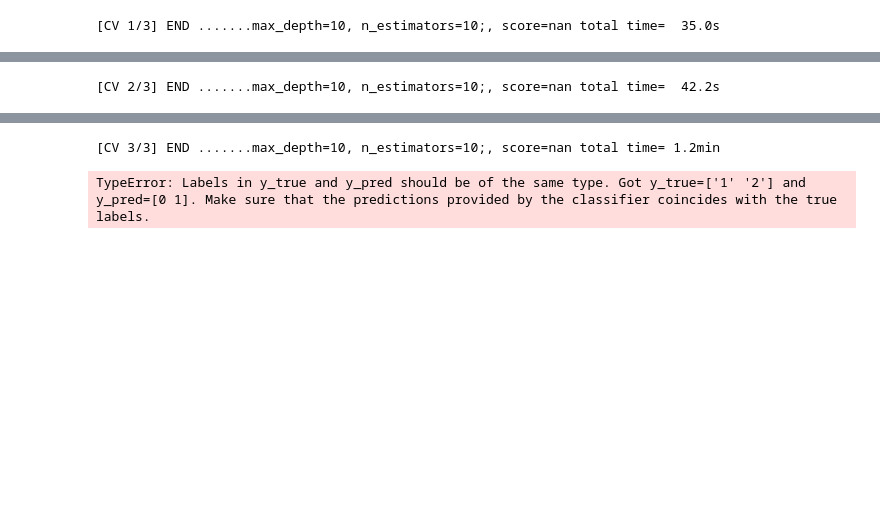
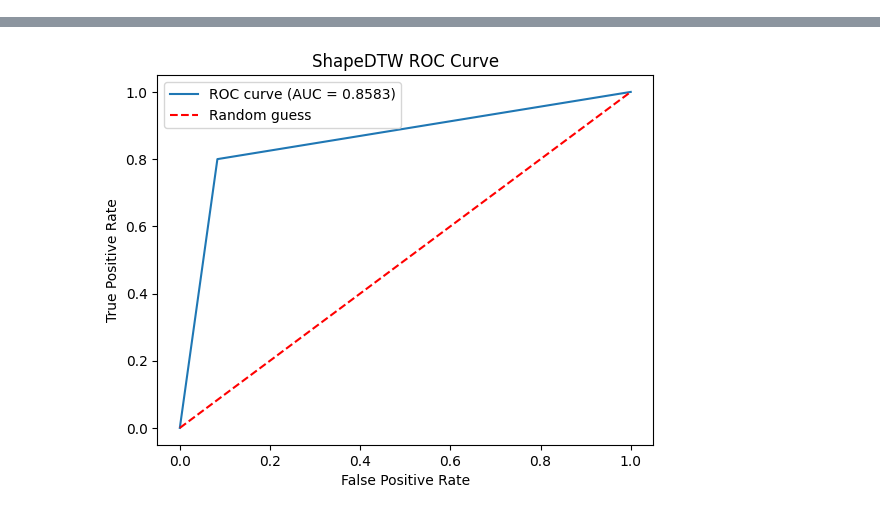
Before and after one commit to Zerve-AI/pypelines, a Jupyter notebook: pypeline_example.ipynb, the cells around one changed output, grey strips where cells are left out. Cells and saved outputs as stored; diff of their text form; code cells hidden in the pictures; blank space fills up the shorter version.

Commit message:
adds proximitystump, proximitytree, shapedtw

```diff
--- a/pypeline_example.ipynb
+++ b/pypeline_example.ipynb
@@ -43,66 +43,66 @@ model_comparison_list = []
 ##### End of Data Processing Pipeline #####
 
 
-##### Model Pipeline for ProximityForest #####
+##### Model Pipeline for ShapeDTW #####
 
-from sktime.classification.distance_based import ProximityForest
+from sktime.classification.distance_based import ShapeDTW
 from sklearn.model_selection import GridSearchCV
 from sklearn.metrics import accuracy_score,make_scorer,f1_score,precision_score,recall_score,roc_auc_score,roc_curve,auc
 import matplotlib.pyplot as plt
-ProximityForest_param_grid = {
-"n_estimators": np.arange(10, 100, 100),
-"max_depth": np.arange(10, 20, 10),
+ShapeDTW_param_grid = {
+"n_neighbors": np.arange(1, 10, 5),
+"shape_descriptor_function": ['raw'],
 }
 
-ProximityForest_model = ProximityForest()
+ShapeDTW_model = ShapeDTW()
 
 # Create the grid search
-ProximityForest_grid_search = GridSearchCV(estimator=ProximityForest_model, param_grid=ProximityForest_param_grid, cv=3, scoring=make_scorer(accuracy_score), verbose=3)
-ProximityForest_grid_search.fit(X_train, y_train)
+ShapeDTW_grid_search = GridSearchCV(estimator=ShapeDTW_model, param_grid=ShapeDTW_param_grid, cv=3, scoring=make_scorer(accuracy_score), verbose=3)
+ShapeDTW_grid_search.fit(X_train, y_train)
 
 # Get the best hyperparameters
-ProximityForest_best_estimator = ProximityForest_grid_search.best_estimator_
+ShapeDTW_best_estimator = ShapeDTW_grid_search.best_estimator_
 
 # Store results as a dataframe
-ProximityForest_search_results = pd.DataFrame(ProximityForest_grid_search.cv_results_)
+ShapeDTW_search_results = pd.DataFrame(ShapeDTW_grid_search.cv_results_)
 
 # Generate Predictions
-ProximityForest_predictions = pd.DataFrame(ProximityForest_best_estimator.predict(X_test))
-ProximityForest_predictions_prob = ProximityForest_best_estimator.predict_proba(X_test)
-ProximityForest_predictions_prob_df = pd.DataFrame()
-ProximityForest_predictions_prob_df[ProximityForest_grid_search.classes_[0]] = ProximityForest_predictions_prob[:,0]
-ProximityForest_predictions_prob_df[ProximityForest_grid_search.classes_[1]] = ProximityForest_predictions_prob[:,1]
+ShapeDTW_predictions = pd.DataFrame(ShapeDTW_best_estimator.predict(X_test))
+ShapeDTW_predictions_prob = ShapeDTW_best_estimator.predict_proba(X_test)
+ShapeDTW_predictions_prob_df = pd.DataFrame()
+ShapeDTW_predictions_prob_df[ShapeDTW_grid_search.classes_[0]] = ShapeDTW_predictions_prob[:,0]
+ShapeDTW_predictions_prob_df[ShapeDTW_grid_search.classes_[1]] = ShapeDTW_predictions_prob[:,1]
 
 
 # Generate Model Metrics
-ProximityForest_accuracy = accuracy_score(y_test, ProximityForest_predictions.iloc[:,0])
-ProximityForest_f1_score = f1_score(y_test, ProximityForest_predictions.iloc[:,0],pos_label='2')
-ProximityForest_precision = precision_score(y_test, ProximityForest_predictions.iloc[:,0],pos_label='2')
-ProximityForest_recall = recall_score(y_test, ProximityForest_predictions.iloc[:,0],pos_label='2')
-ProximityForest_roc_auc_score = roc_auc_score(y_test, ProximityForest_predictions_prob_df[ProximityForest_grid_search.classes_[1]])
-ProximityForest_performance_metrics = [['ProximityForest','accuracy',ProximityForest_accuracy],
-                                  ['ProximityForest','f1_score',ProximityForest_f1_score],
-                                  ['ProximityForest','precision', ProximityForest_precision],
-                                  ['ProximityForest','recall', ProximityForest_recall],
-                                  ['ProximityForest','roc_auc_score', ProximityForest_roc_auc_score]]
-ProximityForest_performance_metrics = pd.DataFrame(ProximityForest_performance_metrics, columns=['model','metric', 'value'])
-fpr, tpr, thresholds = roc_curve(y_test, ProximityForest_predictions_prob_df[ProximityForest_grid_search.classes_[1]],pos_label='2')
+ShapeDTW_accuracy = accuracy_score(y_test, ShapeDTW_predictions.iloc[:,0])
+ShapeDTW_f1_score = f1_score(y_test, ShapeDTW_predictions.iloc[:,0],pos_label='2')
+ShapeDTW_precision = precision_score(y_test, ShapeDTW_predictions.iloc[:,0],pos_label='2')
+ShapeDTW_recall = recall_score(y_test, ShapeDTW_predictions.iloc[:,0],pos_label='2')
+ShapeDTW_roc_auc_score = roc_auc_score(y_test, ShapeDTW_predictions_prob_df[ShapeDTW_grid_search.classes_[1]])
+ShapeDTW_performance_metrics = [['ShapeDTW','accuracy',ShapeDTW_accuracy],
+                                  ['ShapeDTW','f1_score',ShapeDTW_f1_score],
+                                  ['ShapeDTW','precision', ShapeDTW_precision],
+                                  ['ShapeDTW','recall', ShapeDTW_recall],
+                                  ['ShapeDTW','roc_auc_score', ShapeDTW_roc_auc_score]]
+ShapeDTW_performance_metrics = pd.DataFrame(ShapeDTW_performance_metrics, columns=['model','metric', 'value'])
+fpr, tpr, thresholds = roc_curve(y_test, ShapeDTW_predictions_prob_df[ShapeDTW_grid_search.classes_[1]],pos_label='2')
 roc_auc = auc(fpr, tpr)
 
 # ROC Curve plot
-ProximityForest_roc_auc_plot, ProximityForest_roc_auc_plot_ax = plt.subplots()
-ProximityForest_roc_auc_plot_ax.plot(fpr, tpr, label=f'ROC curve (AUC = {roc_auc:.4f})')
-ProximityForest_roc_auc_plot_ax.plot([0, 1], [0, 1], 'r--', label='Random guess')
+ShapeDTW_roc_auc_plot, ShapeDTW_roc_auc_plot_ax = plt.subplots()
+ShapeDTW_roc_auc_plot_ax.plot(fpr, tpr, label=f'ROC curve (AUC = {roc_auc:.4f})')
+ShapeDTW_roc_auc_plot_ax.plot([0, 1], [0, 1], 'r--', label='Random guess')
 # Set axis labels and title
-ProximityForest_roc_auc_plot_ax.set_xlabel('False Positive Rate')
-ProximityForest_roc_auc_plot_ax.set_ylabel('True Positive Rate')
-ProximityForest_roc_auc_plot_ax.set_title(f'ProximityForest ROC Curve')
+ShapeDTW_roc_auc_plot_ax.set_xlabel('False Positive Rate')
+ShapeDTW_roc_auc_plot_ax.set_ylabel('True Positive Rate')
+ShapeDTW_roc_auc_plot_ax.set_title(f'ShapeDTW ROC Curve')
 # Add legend
-ProximityForest_roc_auc_plot_ax.legend()
+ShapeDTW_roc_auc_plot_ax.legend()
 
 
-print(ProximityForest_performance_metrics[ProximityForest_performance_metrics['metric'] == 'roc_auc_score'])
-model_comparison_list.append(ProximityForest_performance_metrics)##### End of Model Pipeline for ProximityForest #####
+print(ShapeDTW_performance_metrics[ShapeDTW_performance_metrics['metric'] == 'roc_auc_score'])
+model_comparison_list.append(ShapeDTW_performance_metrics)##### End of Model Pipeline for ShapeDTW #####
 ##### Model Comparison #####
 table = pd.concat(model_comparison_list)
 table = table.sort_values(by=['value'], ascending=False)
@@ -135 +129,0 @@ TypeError: Labels in y_true and y_pred should be of the same type. Got y_true=['
-[CV 1/3] END .......max_depth=10, n_estimators=10;, score=nan total time=  35.0s
@@ -153 +129,0 @@ TypeError: Labels in y_true and y_pred should be of the same type. Got y_true=['
-[CV 2/3] END .......max_depth=10, n_estimators=10;, score=nan total time=  42.2s
@@ -171,2 +130 @@ TypeError: Labels in y_true and y_pred should be of the same type. Got y_true=['
-[CV 3/3] END .......max_depth=10, n_estimators=10;, score=nan total time= 1.2min
-TypeError: Labels in y_true and y_pred should be of the same type. Got y_true=['1' '2'] and y_pred=[0 1]. Make sure that the predictions provided by the classifier coincides with the true labels.
+[figure, added]
```
Also changed, not shown: parts of 2 cells of this notebook, 4 other files.
